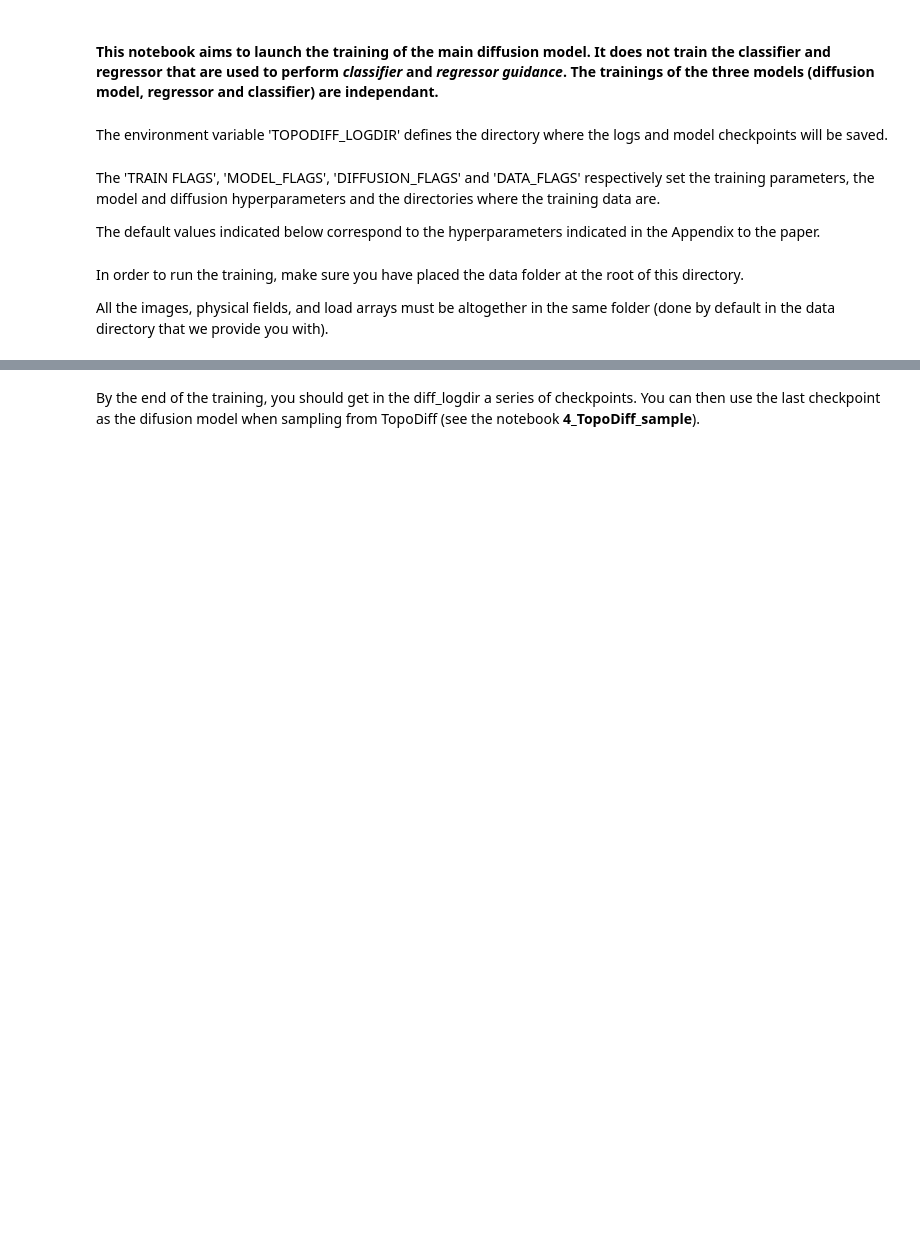
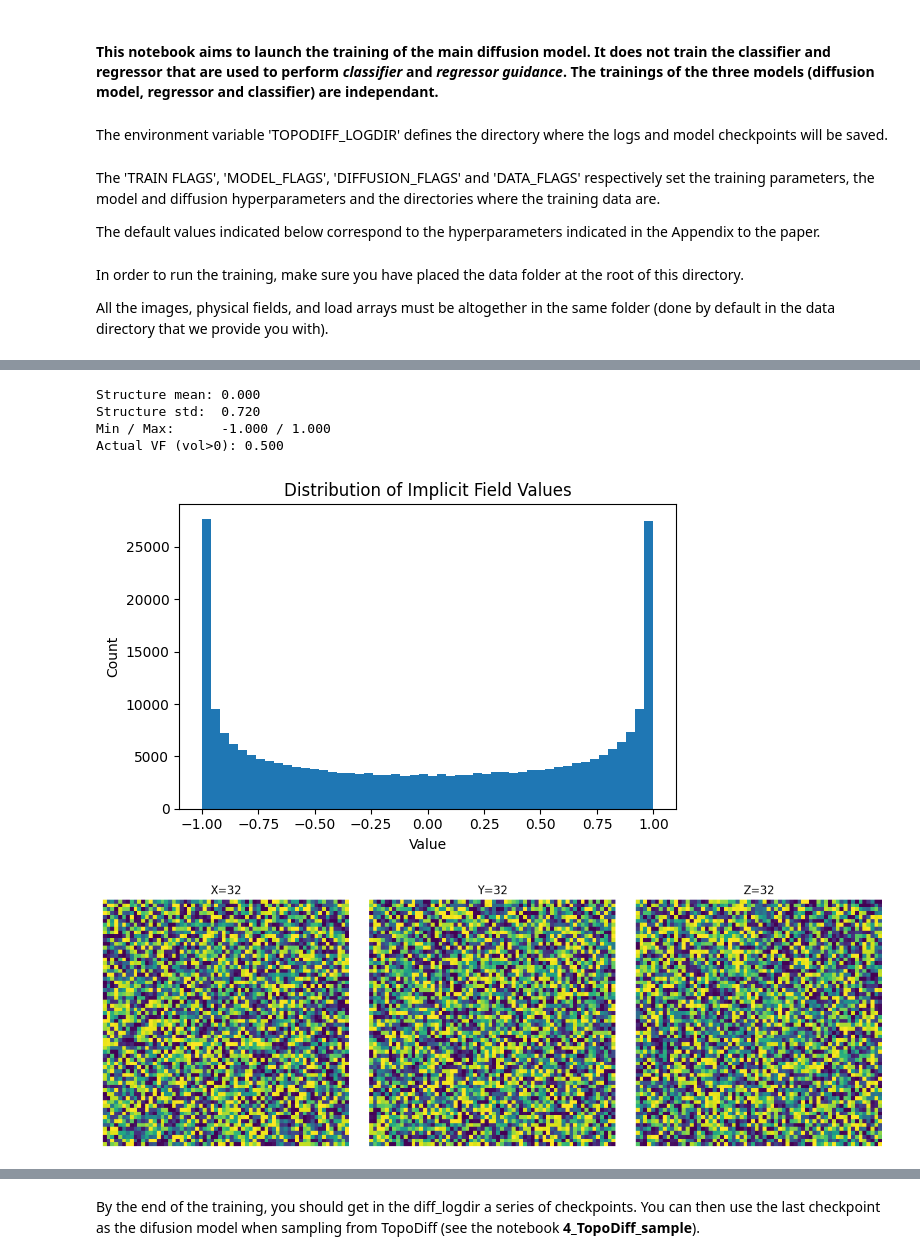
Before and after one commit to dsfsazxc/3D_TPMS_Diffusion, a Jupyter notebook: topodiff/1_diffusion_model_training.ipynb, the cells around one changed output, grey strips where cells are left out. Saved outputs shown, nothing was run; the diff lists cells and outputs as text; code cells hidden in the pictures; blank space fills up the shorter version.

```diff
--- a/topodiff/1_diffusion_model_training.ipynb
+++ b/topodiff/1_diffusion_model_training.ipynb
@@ -114,0 +306,53 @@ Starting training...
+# %%
+import numpy as np
+import matplotlib.pyplot as plt
+
+# === 사용자 환경에 맞게 파일 경로 수정 ===
+file_path = '/home/yeoneung/Euihyun/3D_TPMS_topoDIff/topodiff/generated/samples/vf0.3_ym50/generated_vf0.300_ym50.0_sample0000.npz'
+
+# 1) .npz 파일 로드
+data = np.load(file_path)
+vol = data['structure']  # (64,64,64)
+
+# 2) 주요 통계 지표 계산
+mean_val = vol.mean()
+std_val = vol.std()
+min_val = vol.min()
+max_val = vol.max()
+# 임계치(>0) 기준 실제 VF 계산
+actual_vf = float((vol > 0).mean())
+
+print(f"Structure mean: {mean_val:.3f}")
+print(f"Structure std:  {std_val:.3f}")
+print(f"Min / Max:      {min_val:.3f} / {max_val:.3f}")
+print(f"Actual VF (vol>0): {actual_vf:.3f}")
+
+# 3) 히스토그램 그리기
+plt.figure(figsize=(6,4))
+plt.hist(vol.flatten(), bins=50)
+plt.title('Distribution of Implicit Field Values')
+plt.xlabel('Value')
+plt.ylabel('Count')
+plt.tight_layout()
+plt.show()
+
+# 4) 세 방향 슬라이스 다시 시각화 (컬러맵과 축 제거)
+slices = {
+    'X=32': vol[32, :, :],
+    'Y=32': vol[:, 32, :],
+    'Z=32': vol[:, :, 32],
+}
+fig, axes = plt.subplots(1, 3, figsize=(12,4))
+for ax, (title, slc) in zip(axes, slices.items()):
+    im = ax.imshow(slc, interpolation='nearest')
+    ax.set_title(title)
+    ax.axis('off')
+fig.tight_layout()
+plt.show()
+# %% [output]
+Structure mean: 0.000
+Structure std:  0.720
+Min / Max:      -1.000 / 1.000
+Actual VF (vol>0): 0.500
+[figure, added]
+[figure, added]
```
Also changed, not shown: parts of 7 cells of this notebook, 26 other files.
